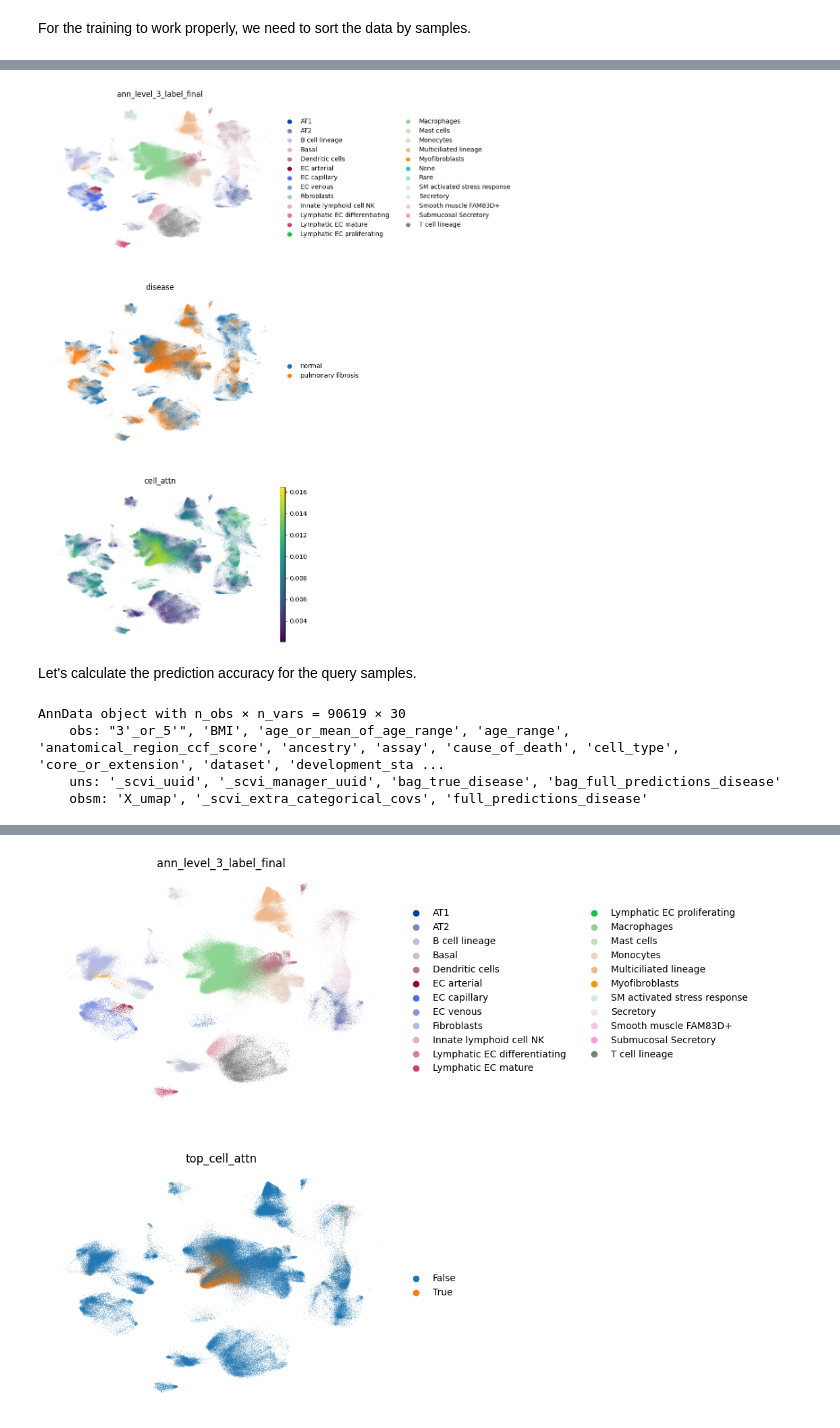
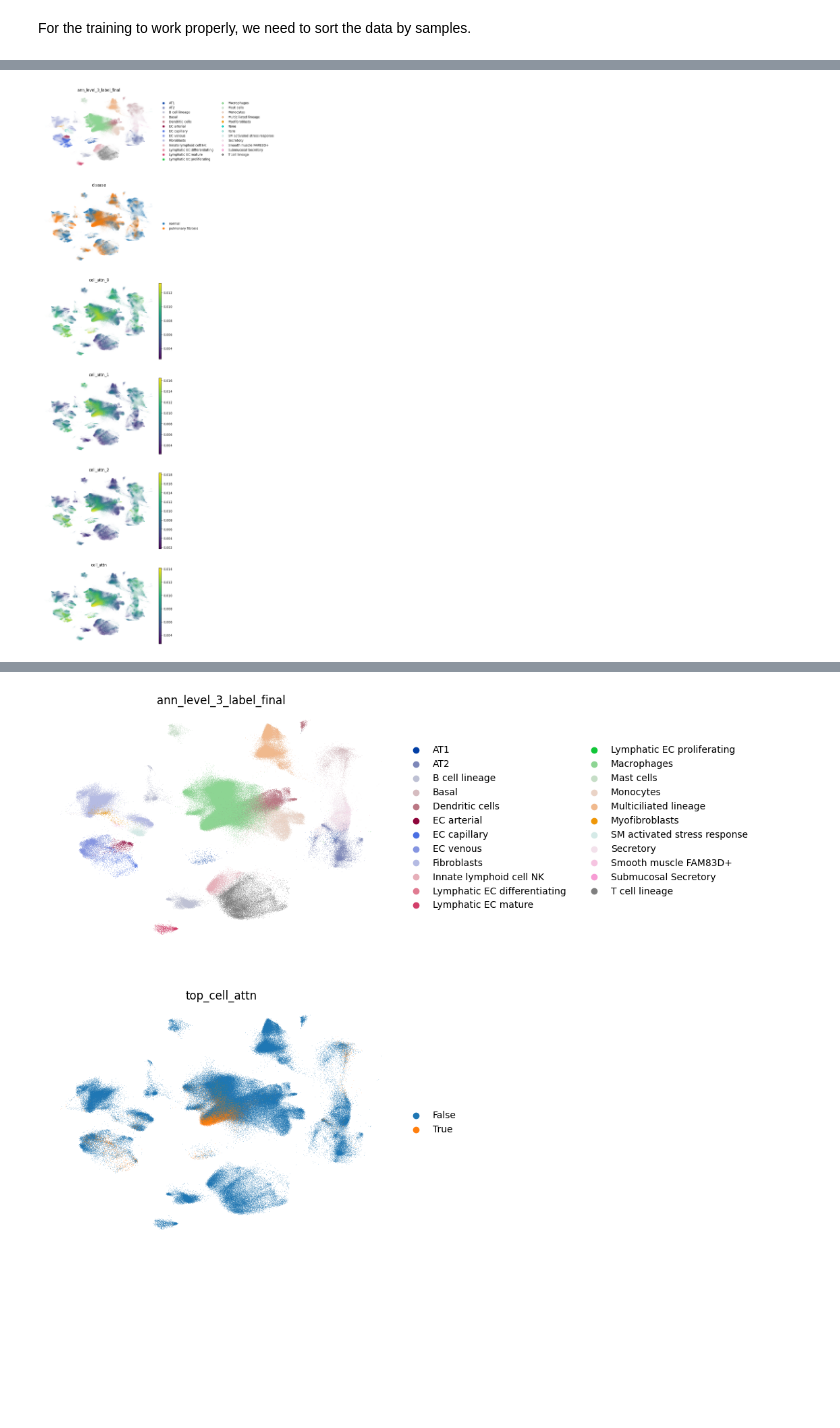
Before and after one commit to theislab/multimil, a Jupyter notebook: docs/notebooks/mil_classification.ipynb, the cells around one changed output, grey strips where cells are left out. Drawn from its saved outputs; the diff is of its cells as text; code cells hidden in the pictures; blank space fills up the shorter version.

```diff
--- a/docs/notebooks/mil_classification.ipynb
+++ b/docs/notebooks/mil_classification.ipynb
@@ -108,5 +151,5 @@ mil = mtm.model.MILClassifier(
     class_loss_coef=0.1,
 )
 # %%
-mil.train(lr=1e-3)
+mil.train()
 # %% [output]
@@ -149,0 +191,5 @@ adata_both = ad.concat([adata, query])
+# %%
+cell_attn_0 = pd.concat([ref.obs["cell_attn"], query.obs["cell_attn"]])
+cell_attn_0.name = "cell_attn_0"
+# %%
+adata.obs = adata.obs.join(cell_attn_0)
@@ -150,13 +294,12 @@ adata_both = ad.concat([adata, query])
+# %%
+adata.obs["cell_attn"] = np.mean(adata.obs[["cell_attn_0", "cell_attn_1", "cell_attn_2"]].values, axis=1)
 # %%
-sc.pl.umap(adata_both, color=["ann_level_3_label_final", "disease", "cell_attn"], ncols=1, frameon=False, vmax="p99")
+sc.pl.umap(
+    adata,
+    color=["ann_level_3_label_final", "disease", "cell_attn_0", "cell_attn_1", "cell_attn_2", "cell_attn"],
+    ncols=1,
+    frameon=False,
+    vmax="p99",
+)
 # %% [output]
-[figure, old version]
+[figure, new version]
-# %% [markdown]
-Let's calculate the prediction accuracy for the query samples.
-# %%
-query
-# %% [output]
-AnnData object with n_obs × n_vars = 90619 × 30
-    obs: "3'_or_5'", 'BMI', 'age_or_mean_of_age_range', 'age_range', 'anatomical_region_ccf_score', 'ancestry', 'assay', 'cause_of_death', 'cell_type', 'core_or_extension', 'dataset', 'development_sta ...
-    uns: '_scvi_uuid', '_scvi_manager_uuid', 'bag_true_disease', 'bag_full_predictions_disease'
-    obsm: 'X_umap', '_scvi_extra_categorical_covs', 'full_predictions_disease'
```
Also changed, not shown: parts of 41 cells of this notebook, 1 other file.
